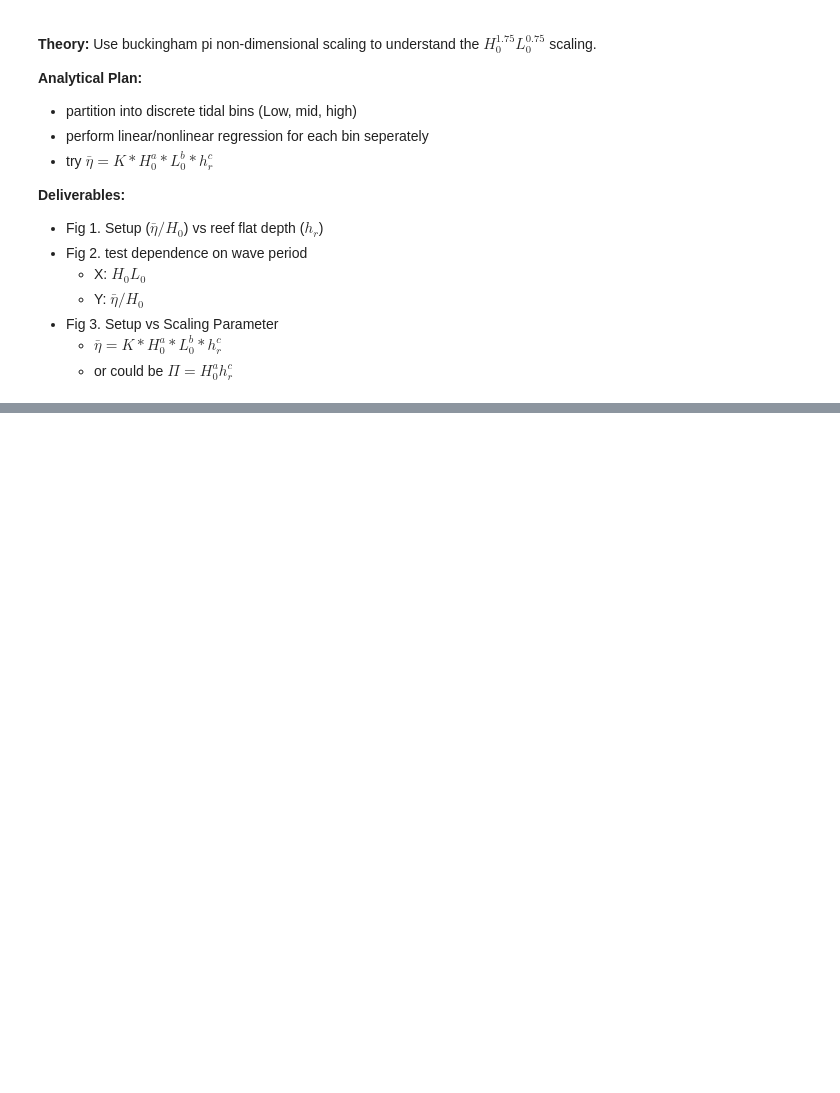
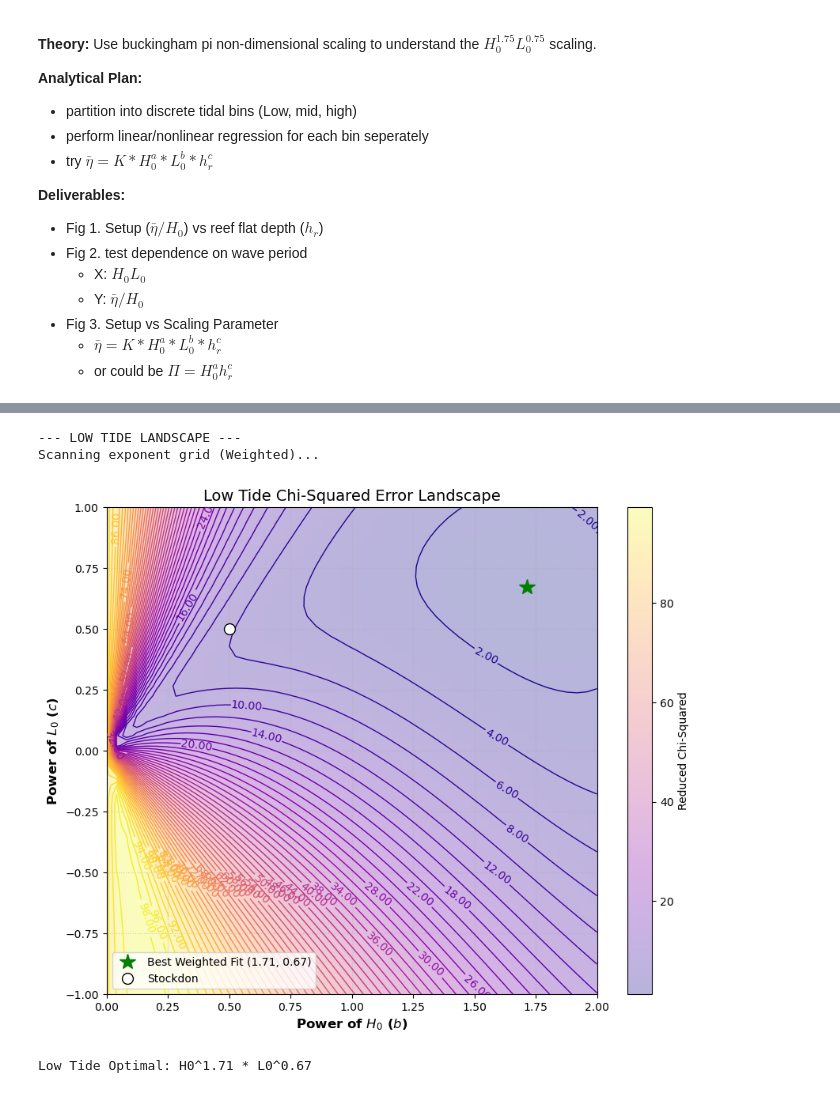
Before and after one commit to isidora-rojas/PILOT_Mokuleia, a Jupyter notebook: Mark_Meetings/1_scaling_tides.ipynb, the cells around one changed output, grey strips where cells are left out. Saved outputs shown, nothing was run; the diff lists cells and outputs as text; code cells hidden in the pictures; blank space fills up the shorter version.

```diff
--- a/Mark_Meetings/1_scaling_tides.ipynb
+++ b/Mark_Meetings/1_scaling_tides.ipynb
@@ -83,0 +45,28 @@ Index(['H0', 'n', 'h_tide', 'L0', 'H0/L0', 'H0L0', 'steepness', 'Tp',
+# %%
+# bin data
+bin_col='H0'
+agg_cols=['H0', 'L0', 'n', 'H0L0', 'steepness', 'setup']
+binned_lo = bin_stats(df_lo, bin_col=bin_col, agg_cols=agg_cols, bin_size=0.1)
+binned_hi = bin_stats(df_hi, bin_col=bin_col, agg_cols=agg_cols, bin_size=0.1)
+
+# model fit
+def monismith_offset(X, a, b, c, d):
+    H0, L0 = X
+    return a * (H0**b) * (L0**c) + d
+
+res_lo = fit_model(
+    model_func=monismith_offset,
+    binned_df=binned_lo,
+    x_cols=['H0_mean', 'L0_mean'],
+    p0=[0.1, -2.0, 0.0, -0.15],
+    bounds=([0, -5, -5, -0.5], [np.inf, 5, 5, 0.5]),
+    label="Monismith Fit"
+)
+res_hi = fit_model(
+    model_func=monismith_offset,
+    binned_df=binned_hi,
+    x_cols=['H0_mean', 'L0_mean'],
+    p0=[0.1, -2.0, 0.0, -0.15],
+    bounds=([0, -5, -5, -0.5], [np.inf, 5, 5, 0.5]),
+    label="Monismith Fit"
+)
@@ -83,0 +107,21 @@ Index(['H0', 'n', 'h_tide', 'L0', 'H0/L0', 'H0L0', 'steepness', 'Tp',
+# %%
+print("--- LOW TIDE LANDSCAPE ---")
+best_b_lo, best_c_lo = plot_chisq_landscape(
+    binned_lo,            # Your Low Tide binned data
+    h_col='H0_mean',      # The binned H0 column
+    l_col='L0_mean',      # The binned L0 column
+    y_col='setup_mean',       # The binned Setup column
+    sigma_col='setup_sem',    # The calculated standard error
+    # You can adjust ranges if the best fit hits the edge
+    b_range=np.linspace(0, 2.0, 50),
+    c_range=np.linspace(-1.0, 1.0, 50),
+    levels=60,
+    title = 'Low Tide Chi-Squared Error Landscape'
+
+)
+print(f"Low Tide Optimal: H0^{best_b_lo:.2f} * L0^{best_c_lo:.2f}")
+# %% [output]
+--- LOW TIDE LANDSCAPE ---
+Scanning exponent grid (Weighted)...
+[figure, added]
+Low Tide Optimal: H0^1.71 * L0^0.67
```
Also changed, not shown: parts of 11 cells of this notebook, 2 other files.
